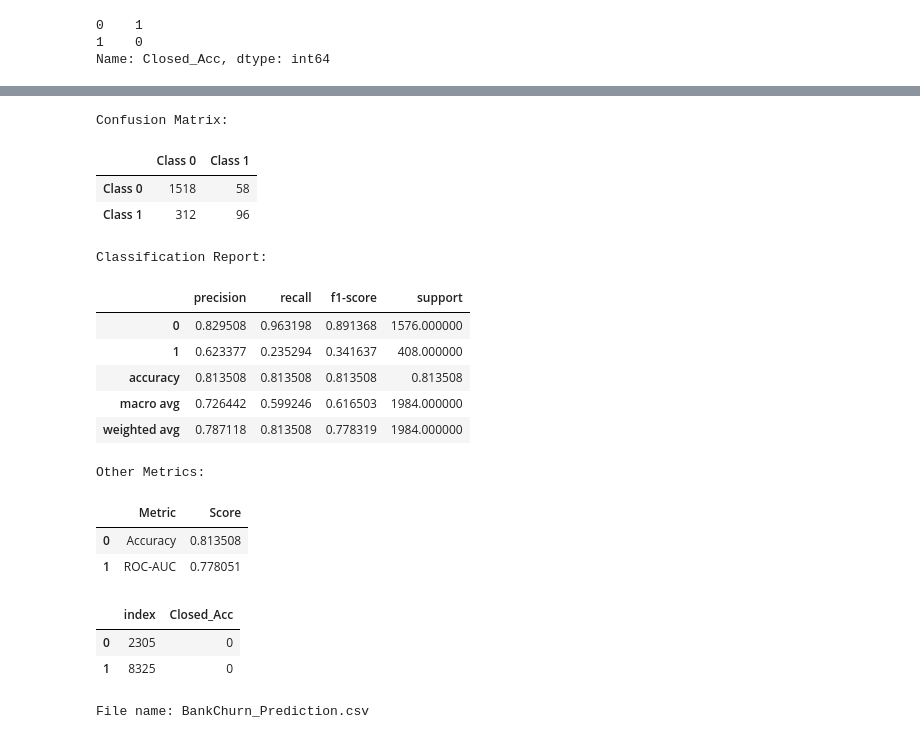
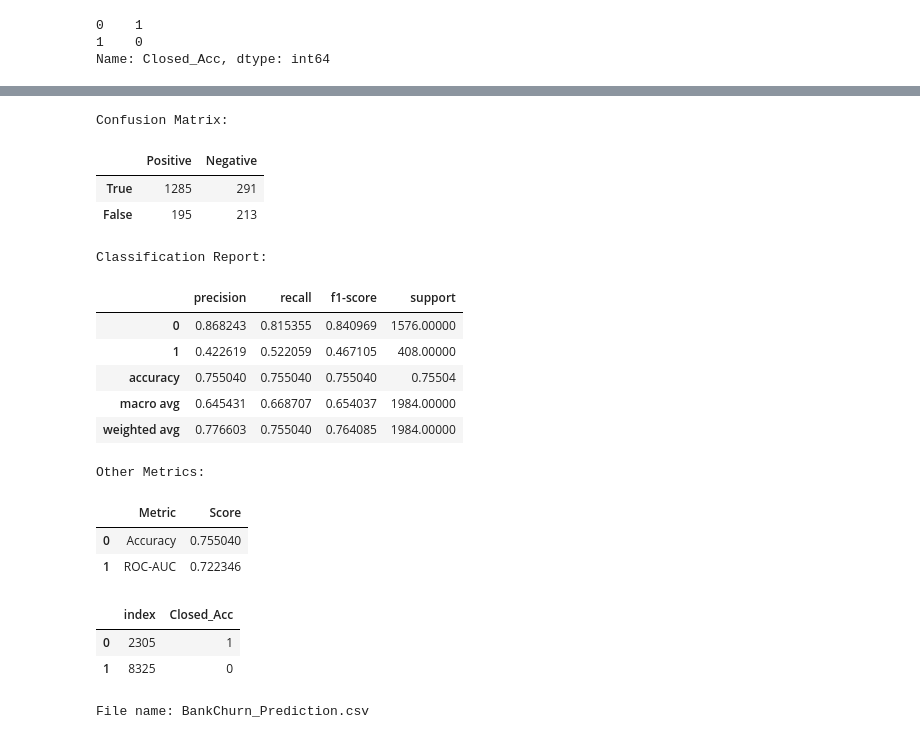
Before and after one commit to AdityaSreevatsaK/DS-ML-Playground, a Jupyter notebook: c. Jupyter Notebooks/Bank Churn.ipynb, the cells around one changed output, grey strips where cells are left out. Drawn from its saved outputs; the diff is of its cells as text; code cells hidden in the pictures.

```diff
--- a/c. Jupyter Notebooks/Bank Churn.ipynb
+++ b/c. Jupyter Notebooks/Bank Churn.ipynb
@@ -155,6 +156,9 @@ display(y.head(2))
 Name: Closed_Acc, dtype: int64
 # %%
 X_train, X_test, y_train, y_test = train_test_split(X, y, test_size=0.2, random_state=0)
+
+smote = SMOTE(sampling_strategy='minority', random_state=0)
+X_train, y_train = smote.fit_resample(X_train, y_train)
 # %%
 standard_scaler = StandardScaler()
 X_train_scaled = standard_scaler.fit_transform(X_train)
@@ -163,7 +167,7 @@ X_test_scaled = standard_scaler.transform(X_test)
 knn = KNeighborsClassifier()
 
 param_grid = {
-    'n_neighbors': range(1, 20),
+    'n_neighbors': range(4, 20),
     'weights': ['uniform', 'distance'],
     'metric': ['euclidean', 'manhattan', 'minkowski'],
     'p': [1, 2],
@@ -175,7 +179,7 @@ k_fold_cross_val = KFold(n_splits=5, shuffle=True, random_state=0)
 
 random_search = RandomizedSearchCV(estimator=knn,
                                    param_distributions=param_grid,
-                                   n_iter=15,
+                                   n_iter=10,
                                    cv=k_fold_cross_val,
                                    scoring='accuracy',
                                    random_state=0)
@@ -224,0 +222,7 @@ plt.show()
+# %%
+y_prob = best_knn.predict_proba(X_test)[:, 1]
+
+threshold = 0.65
+y_pred_custom_threshold = (y_prob >= threshold).astype(int)
+conf_matrix = confusion_matrix(y_test, y_pred_custom_threshold)
+print("Confusion Matrix:\n", conf_matrix)
@@ -224,0 +233,2 @@ plt.show()
+# %%
+y_test_pred = y_pred_custom_threshold
@@ -225,21 +252,19 @@ plt.show()
 # %%
 y_test_prob = best_knn.predict_proba(X_test_scaled)
-accuracy = accuracy_score(y_test, y_test_pred)
 cm = confusion_matrix(y_test, y_test_pred)
-report = classification_report(y_test, y_test_pred, output_dict=True)
-auc = roc_auc_score(y_test, y_test_prob[:, 1])
 
 # Converting the confusion matrix to DataFrame.
-cm_df = pd.DataFrame(cm, index=['Class 0', 'Class 1'], columns=['Class 0', 'Class 1'])
+cm_df = pd.DataFrame(cm, index=['True', 'False'], columns=['Positive', 'Negative'])
 
 print("Confusion Matrix:")
 display(cm_df)
 # %% [output]
 Confusion Matrix:
-|  | Class 0 | Class 1 |
-| Class 0 | 1518 | 58 |
-| Class 1 | 312 | 96 |
+|  | Positive | Negative |
+| True | 1285 | 291 |
+| False | 195 | 213 |
 # %%
+report = classification_report(y_test, y_test_pred, output_dict=True)
 # Converting the classification report (which is a dictionary) to DataFrame and transposing for better readability.
 report_df = pd.DataFrame(report).T
 
@@ -248,12 +273,14 @@ display(report_df)
 # %% [output]
 Classification Report:
 |  | precision | recall | f1-score | support |
-| 0 | 0.829508 | 0.963198 | 0.891368 | 1576.000000 |
-| 1 | 0.623377 | 0.235294 | 0.341637 | 408.000000 |
-| accuracy | 0.813508 | 0.813508 | 0.813508 | 0.813508 |
-| macro avg | 0.726442 | 0.599246 | 0.616503 | 1984.000000 |
-| weighted avg | 0.787118 | 0.813508 | 0.778319 | 1984.000000 |
+| 0 | 0.868243 | 0.815355 | 0.840969 | 1576.00000 |
+| 1 | 0.422619 | 0.522059 | 0.467105 | 408.00000 |
+| accuracy | 0.755040 | 0.755040 | 0.755040 | 0.75504 |
+| macro avg | 0.645431 | 0.668707 | 0.654037 | 1984.00000 |
+| weighted avg | 0.776603 | 0.755040 | 0.764085 | 1984.00000 |
 # %%
+accuracy = accuracy_score(y_test, y_test_pred)
+auc = roc_auc_score(y_test, y_test_prob[:, 1])
 # Tablular format for accuracy and AUC.
 metrics = {
     'Metric': ['Accuracy', 'ROC-AUC'],
@@ -266,8 +293,8 @@ display(metrics_df)
 # %% [output]
 Other Metrics:
 |  | Metric | Score |
-| 0 | Accuracy | 0.813508 |
-| 1 | ROC-AUC | 0.778051 |
+| 0 | Accuracy | 0.755040 |
+| 1 | ROC-AUC | 0.722346 |
 # %%
 submission_dataframe = pd.DataFrame({
     'index': X_test.index,
@@ -276,7 +303,7 @@ submission_dataframe = pd.DataFrame({
 submission_dataframe.head(2)
 # %% [output]
 |  | index | Closed_Acc |
-| 0 | 2305 | 0 |
+| 0 | 2305 | 1 |
 | 1 | 8325 | 0 |
 # %%
 submission_dataframe_file = ('../d. Output Files/BankChurn/' + 'BankChurn_Prediction.csv')
```
Also changed, not shown: parts of 6 cells of this notebook, 2 other files.
